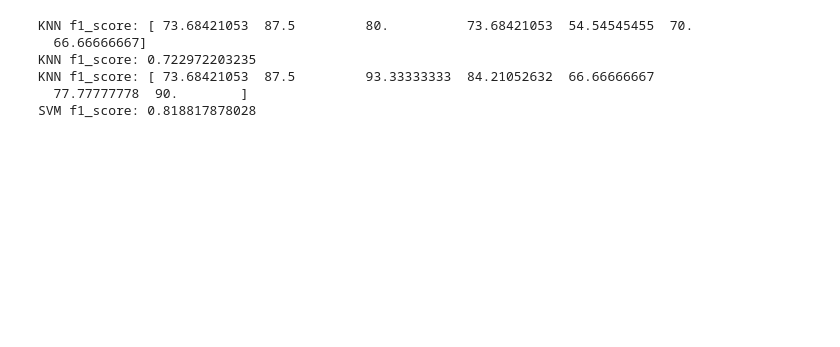
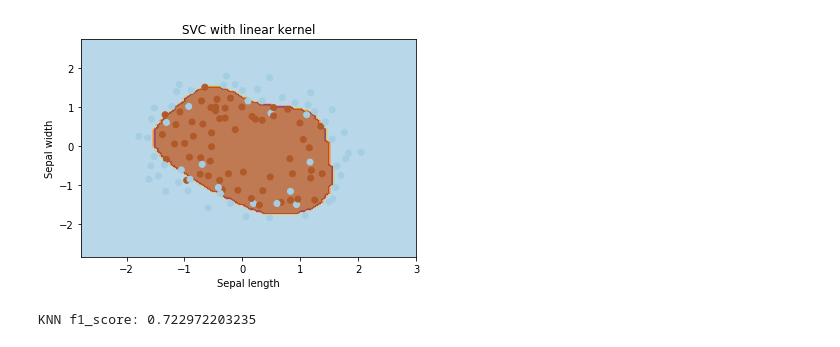
Before and after one commit to sultanko/ml_hw, a Jupyter notebook: hw4/hw4.ipynb, the cells around one changed output. Drawn from its saved outputs; the diff is of its cells as text; code cells hidden in the pictures; blank space fills up the shorter version.

```diff
--- a/hw4/hw4.ipynb
+++ b/hw4/hw4.ipynb
@@ -172,8 +199,8 @@ f1_score = 0.816177531619
 # %%
 best_c = 10
 best_f1_sc = 0
-for ic in range(5, 15):
-    svm = SVM_SGD(C = ic, phi = space_function )
+for ic in range(8, 12):
+    svm = SVM(C = ic, K = kernel_radial )
     f1_sc_t = kf_cross_validation(svm, xs, ys)[0];
     if (f1_sc_t > best_f1_sc):
         best_c = ic
@@ -195,4 +222,8 @@ f1_score =  0.844827586207
 --------------------------------------------------
+# %%
+draw_mesh(svm, xs, ys)
+# %% [output]
+[figure, added]
 # %%
 def wilcoxon(x, y):
     assert len(x) == len(y)
@@ -215,21 +246,14 @@ n_fold = 7
 kf = KFold(len(xs), n_fold, True, 7)
 
 knn = knn.KNN()
-svm = SVM_SGD(C = best_c, phi = space_function)
+svm = SVM(C = best_c, K = kernel_radial)
 
 f1_knn, f1_scoresKnn = kf_cross_validation(knn, xs, ys, kf=kf, k=3, weight_f='uniform', metric_f='l2')
-print("KNN f1_score:", f1_scoresKnn)
 print("KNN f1_score:", f1_knn)
 f1_svm, f1_scoresSvm = kf_cross_validation(svm, xs, ys, kf=kf)
-print("KNN f1_score:", f1_scoresSvm)
 print("SVM f1_score:", f1_svm)
 # %% [output]
-KNN f1_score: [ 73.68421053  87.5         80.          73.68421053  54.54545455  70.
-  66.66666667]
 KNN f1_score: 0.722972203235
-KNN f1_score: [ 73.68421053  87.5         93.33333333  84.21052632  66.66666667
-  77.77777778  90.        ]
-SVM f1_score: 0.818817878028
 # %%
 print("Wilcoxon")
 wilcoxon(f1_scoresSvm, f1_scoresKnn)
```
Also changed, not shown: parts of 16 cells of this notebook.
